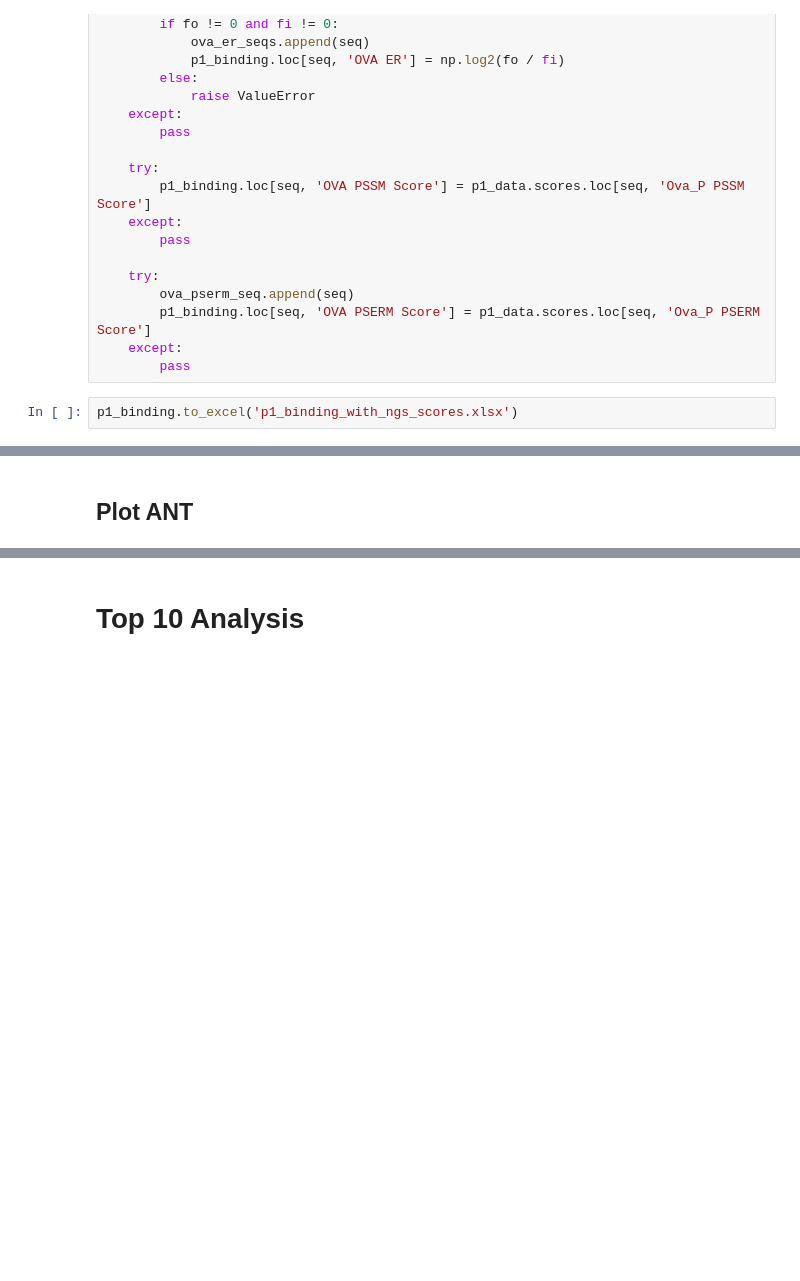
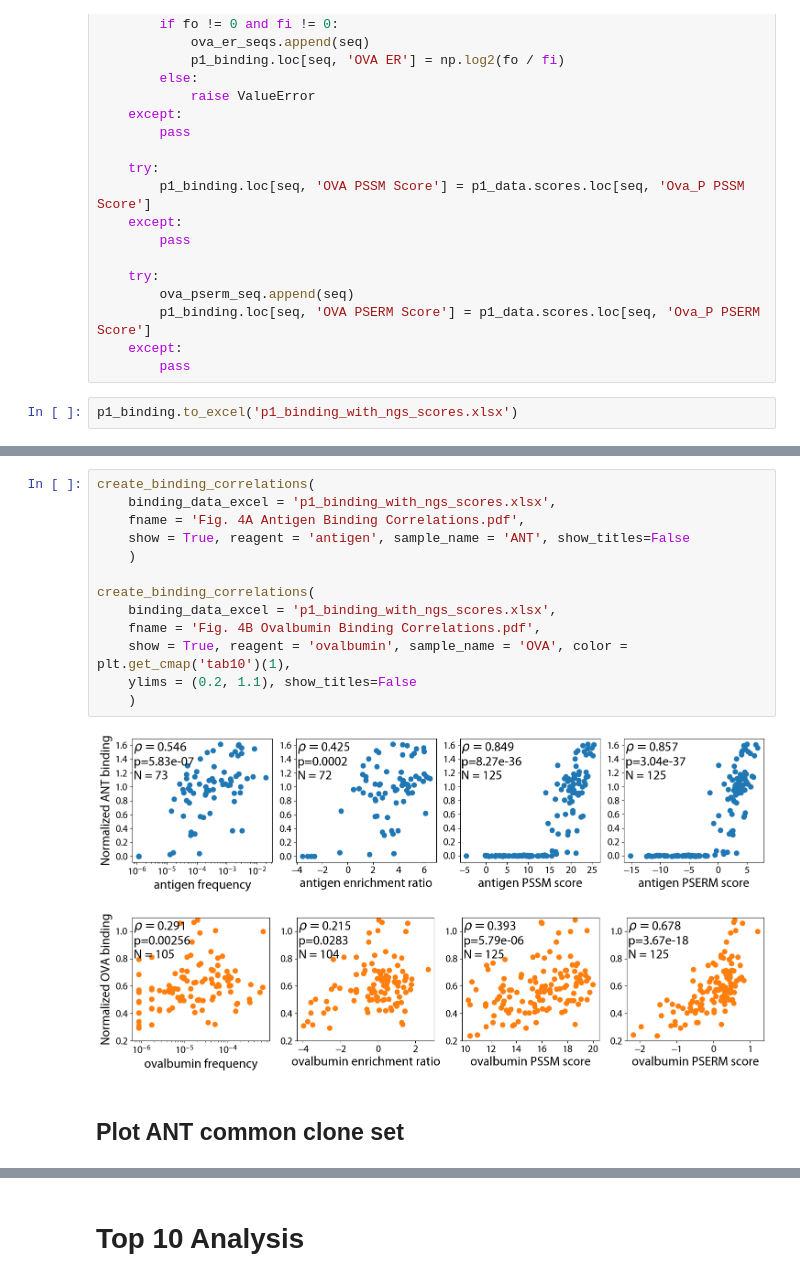
Before and after one commit to Tessier-Lab-UMich/PSERM_paper, a Jupyter notebook: 4_and_5_Binding_Correlations_Figure_Cooptimal/binding_correlations.ipynb, the cells around one changed output, grey strips where cells are left out. Cells and saved outputs as stored; diff of their text form; blank space fills up the shorter version.

```diff
--- a/4_and_5_Binding_Correlations_Figure_Cooptimal/binding_correlations.ipynb
+++ b/4_and_5_Binding_Correlations_Figure_Cooptimal/binding_correlations.ipynb
@@ -264,3 +371,19 @@ p1_binding.to_excel('p1_binding_with_ngs_scores.xlsx')
+# %%
+create_binding_correlations(
+    binding_data_excel = 'p1_binding_with_ngs_scores.xlsx',
+    fname = 'Fig. 4A Antigen Binding Correlations.pdf',
+    show = True, reagent = 'antigen', sample_name = 'ANT', show_titles=False
+    )
+
+create_binding_correlations(
+    binding_data_excel = 'p1_binding_with_ngs_scores.xlsx',
+    fname = 'Fig. 4B Ovalbumin Binding Correlations.pdf',
+    show = True, reagent = 'ovalbumin', sample_name = 'OVA', color = plt.get_cmap('tab10')(1),
+    ylims = (0.2, 1.1), show_titles=False
+    )
+# %% [output]
+[figure, added]
+[figure, added]
 # %% [markdown]
-## Plot ANT
+## Plot ANT common clone set
 # %%
```
Also changed, not shown: parts of 31 cells of this notebook, 18 other files.
